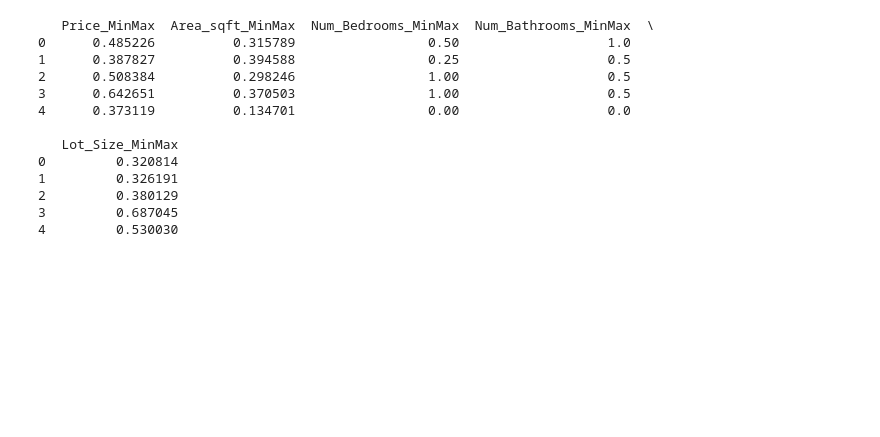
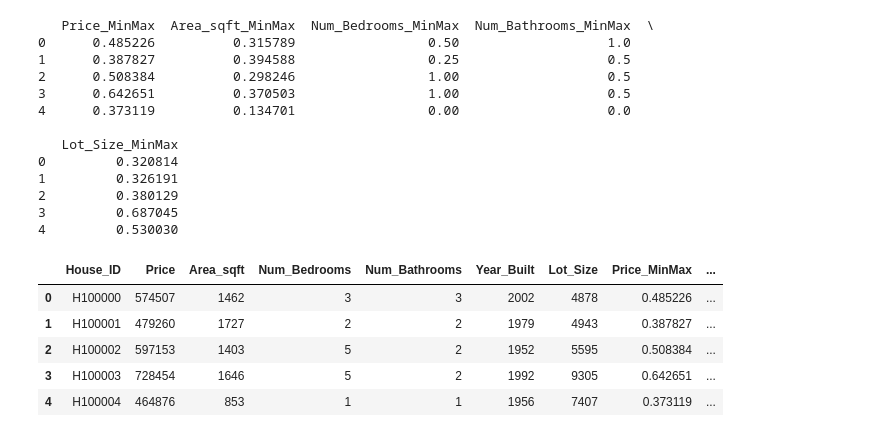
Before and after one commit to BennyXiong/min-max-normalization-workshop, a Jupyter notebook: normalization_workshop.ipynb, the cells around one changed output. Cells and saved outputs as stored; diff of their text form; code cells hidden in the pictures; blank space fills up the shorter version.

```diff
--- a/normalization_workshop.ipynb
+++ b/normalization_workshop.ipynb
@@ -79,3 +79,12 @@ print(normalized_df[[f"{col}_MinMax" for col in columns_to_normalize]].head())
 2         0.380129
 3         0.687045
 4         0.530030
+# %%
+normalized_df.head()
+# %% [output]
+|  | House_ID | Price | Area_sqft | Num_Bedrooms | Num_Bathrooms | Year_Built | Lot_Size | Price_MinMax | ... |
+| 0 | H100000 | 574507 | 1462 | 3 | 3 | 2002 | 4878 | 0.485226 | ... |
+| 1 | H100001 | 479260 | 1727 | 2 | 2 | 1979 | 4943 | 0.387827 | ... |
+| 2 | H100002 | 597153 | 1403 | 5 | 2 | 1952 | 5595 | 0.508384 | ... |
+| 3 | H100003 | 728454 | 1646 | 5 | 2 | 1992 | 9305 | 0.642651 | ... |
+| 4 | H100004 | 464876 | 853 | 1 | 1 | 1956 | 7407 | 0.373119 | ... |
```
Also changed, not shown: parts of 3 cells of this notebook.
